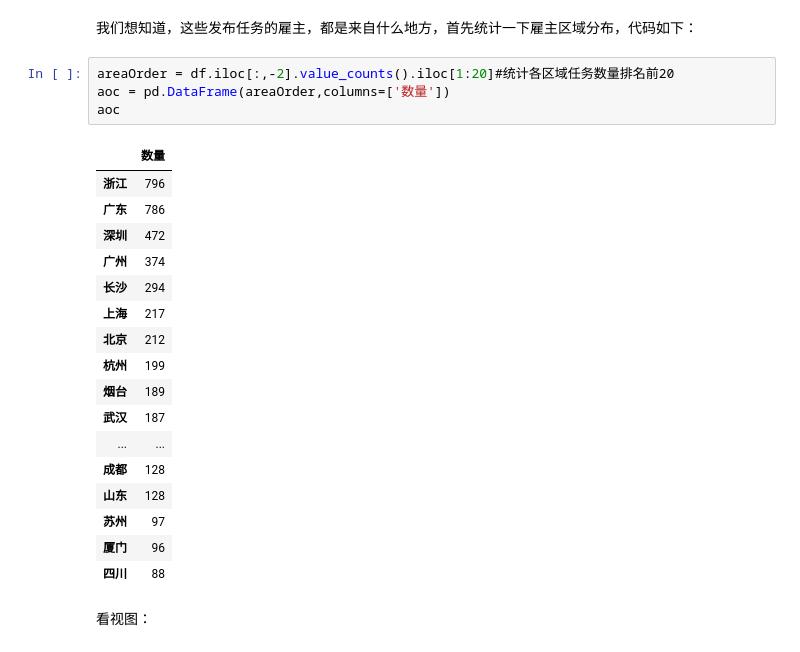
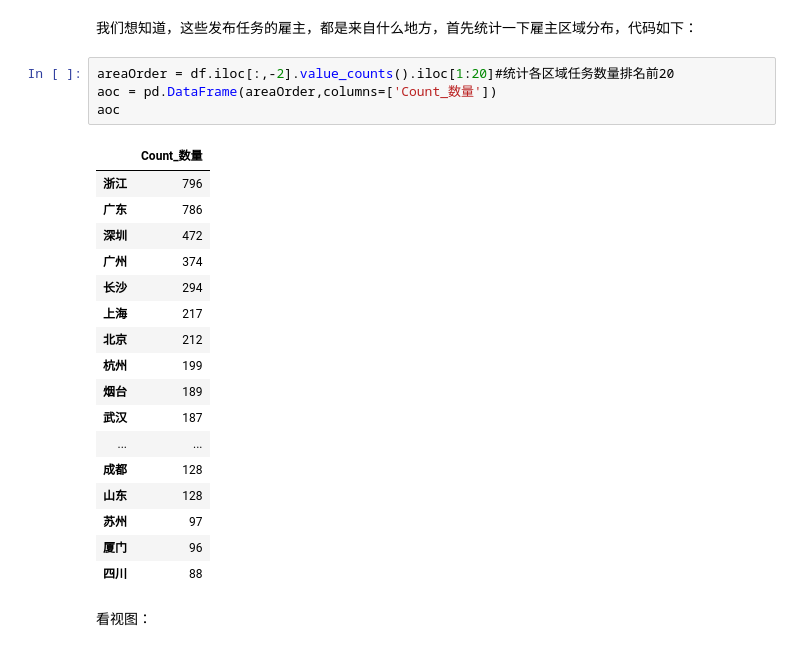
Before and after one commit to Databingo/Databingo, a Jupyter notebook: DataBookingStep2.ipynb, the cells around one changed output. Drawn from its saved outputs; the diff is of its cells as text.

```diff
--- a/DataBookingStep2.ipynb
+++ b/DataBookingStep2.ipynb
@@ -209,10 +209,10 @@ dutyPic
 我们想知道，这些发布任务的雇主，都是来自什么地方，首先统计一下雇主区域分布，代码如下：
 # %%
 areaOrder = df.iloc[:,-2].value_counts().iloc[1:20]#统计各区域任务数量排名前20
-aoc = pd.DataFrame(areaOrder,columns=['数量'])
+aoc = pd.DataFrame(areaOrder,columns=['Count_数量'])
 aoc
 # %% [output]
-|  | 数量 |
+|  | Count_数量 |
 | 浙江 | 796 |
 | 广东 | 786 |
 | 深圳 | 472 |
```
Also changed, not shown: parts of 5 cells of this notebook.
